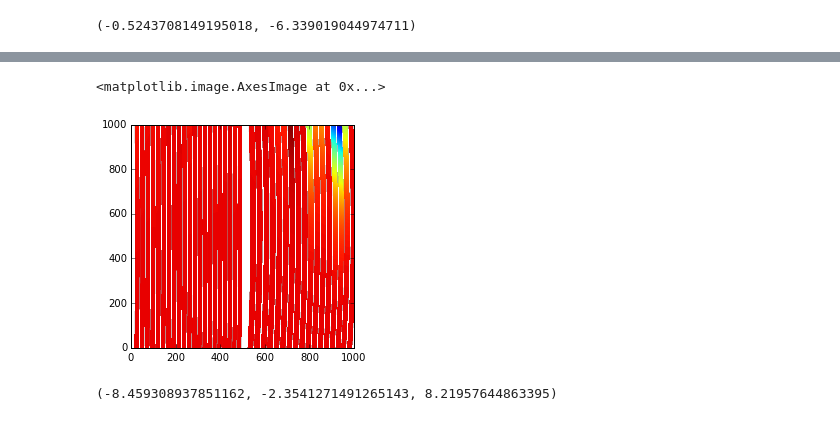
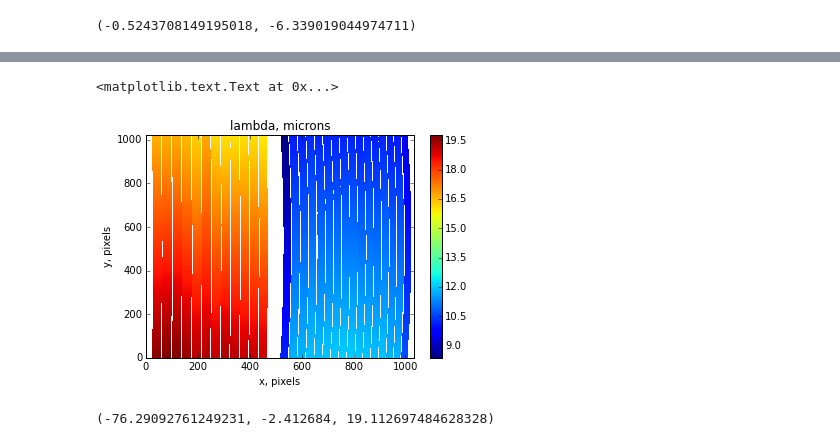
Before and after one commit to nden/documentation, a Jupyter notebook: python-in-astronomy-2015/gwcs_demo.ipynb, the cells around one changed output, grey strips where cells are left out. Drawn from its saved outputs; the diff is of its cells as text; code cells hidden in the pictures.

```diff
--- a/python-in-astronomy-2015/gwcs_demo.ipynb
+++ b/python-in-astronomy-2015/gwcs_demo.ipynb
@@ -121,10 +168,16 @@ plt.imshow(dec)
-# %%
-plt.imshow(lam)
-# %% [output]
-<matplotlib.image.AxesImage at 0x...>
-[figure, removed]
-# %%
-slice_22_transform = ifuwcs.forward_transform.set_input(22)
-print(slice_22_transform(1, 2))
-# %% [output]
-(-8.459308937851162, -2.3541271491265143, 8.21957644863395)
+# %%
+plt.imshow(lam, interpolation='nearest', aspect='auto')
+plt.colorbar()
+plt.title("lambda, microns")
+plt.xlabel('x, pixels')
+plt.ylabel('y, pixels')
+# %% [output]
+<matplotlib.text.Text at 0x...>
+[figure, added]
+# %%
+# Execute the forward transforms for slice # 22
+
+slice_22_transform = ifuwcs.forward_transform.set_input(2)
+print(slice_22_transform(10, 20))
+# %% [output]
+(-76.29092761249231, -2.412684, 19.112697484628328)
```
Also changed, not shown: parts of 22 cells of this notebook, 3 other files.
